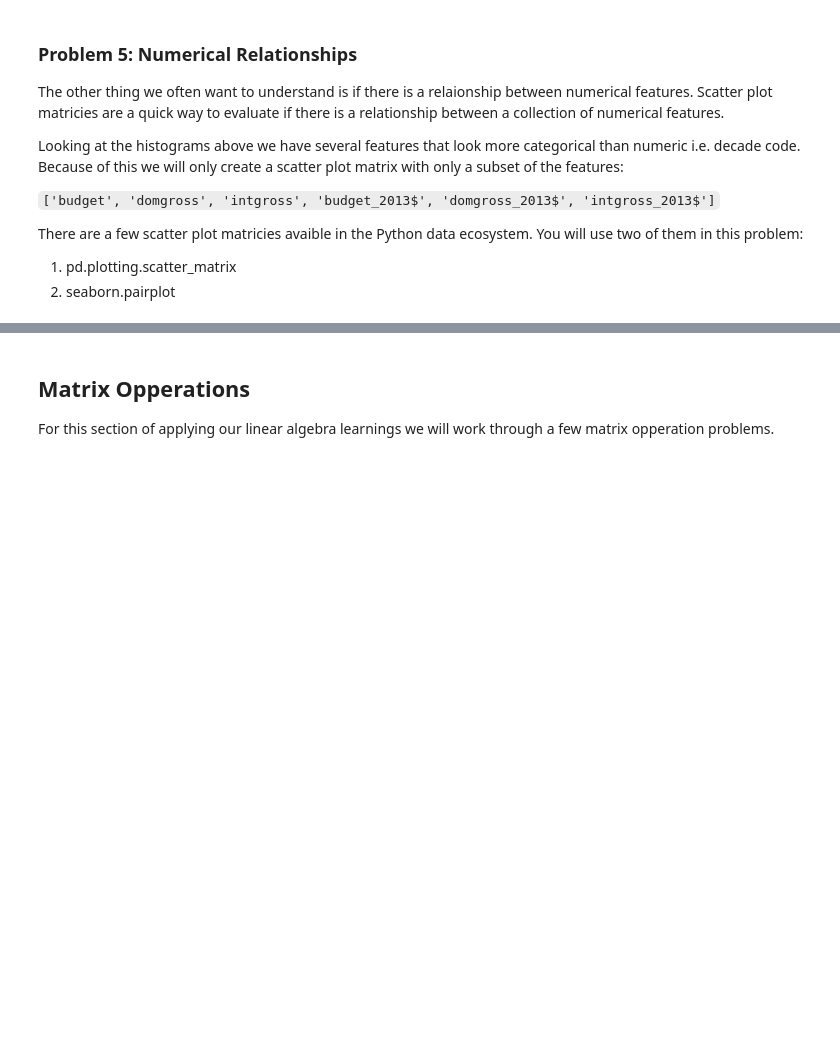
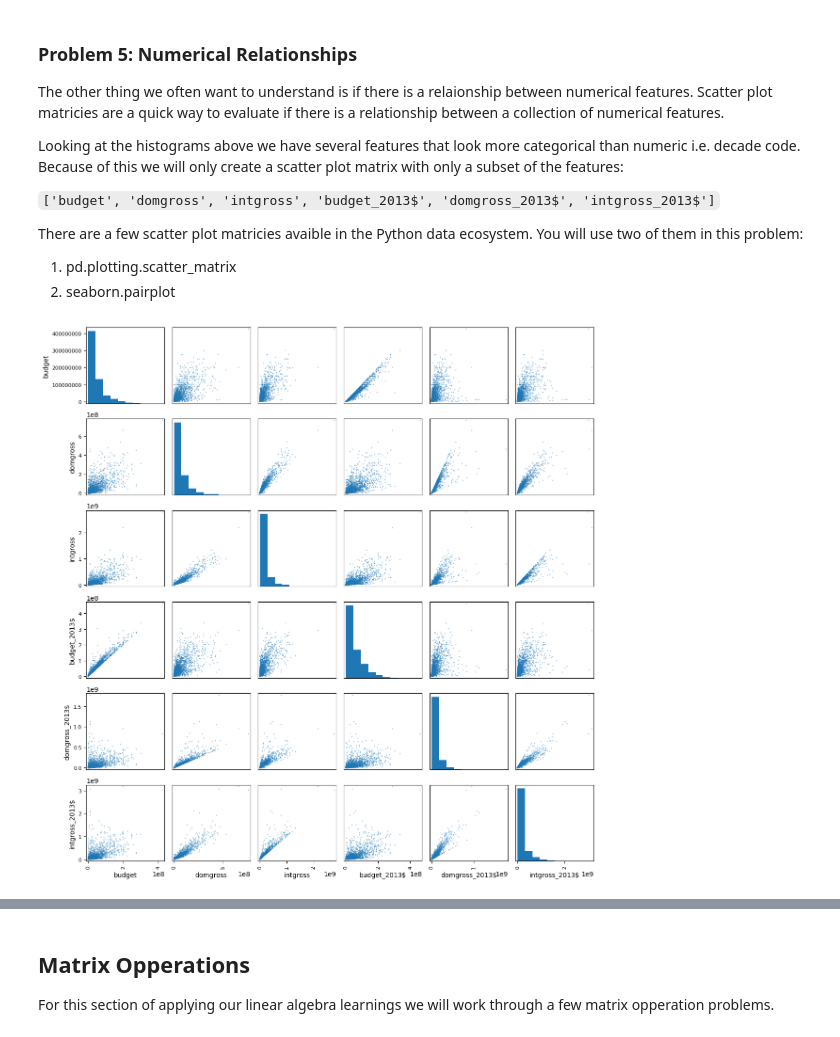
Before and after one commit to jklinck/AD450Winter2026, a Jupyter notebook: week_6_eda_matrix.ipynb, the cells around one changed output, grey strips where cells are left out. Saved outputs shown, nothing was run; the diff lists cells and outputs as text; code cells hidden in the pictures; blank space fills up the shorter version.

```diff
--- a/week_6_eda_matrix.ipynb
+++ b/week_6_eda_matrix.ipynb
@@ -469,3 +474,25 @@ There are a few scatter plot matricies avaible in the Python data ecosystem. You
 
 1. pd.plotting.scatter_matrix
 2. seaborn.pairplot
+# %%
+from pandas.plotting import scatter_matrix
+
+numerical_subset = pd.Index(['budget', 'domgross', 'intgross', 'budget_2013$', 'domgross_2013$', 'intgross_2013$'])
+"""
+The two lines commented out below were my original code. The plots were really messy and column names overlapped each other.
+I got the code below from AI to clean it up.
+"""
+# scatter_matrix(movie_df[numerical_subset])
+# plt.show()
+
+scatter_matrix(
+    movie_df[numerical_subset],
+    figsize=(12, 12),
+    diagonal="hist",
+    alpha=0.5,
+    s=10
+)
+plt.tight_layout()
+plt.show()
+# %% [output]
+[figure, added]
```
Also changed, not shown: parts of 3 cells of this notebook.
